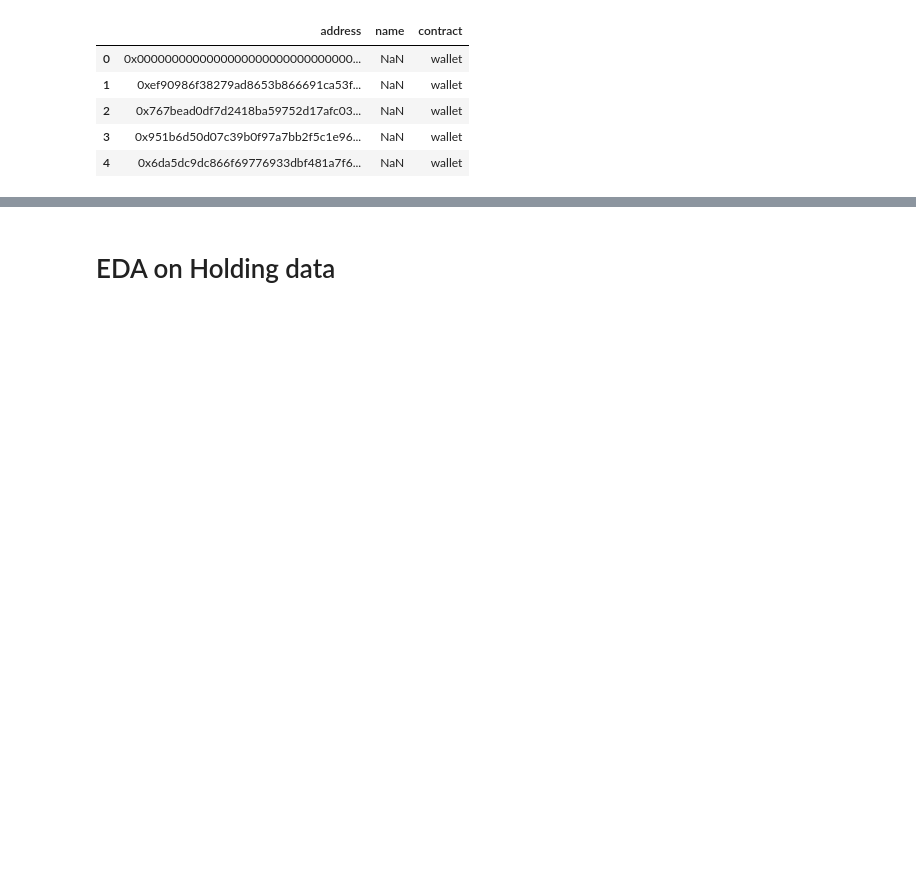
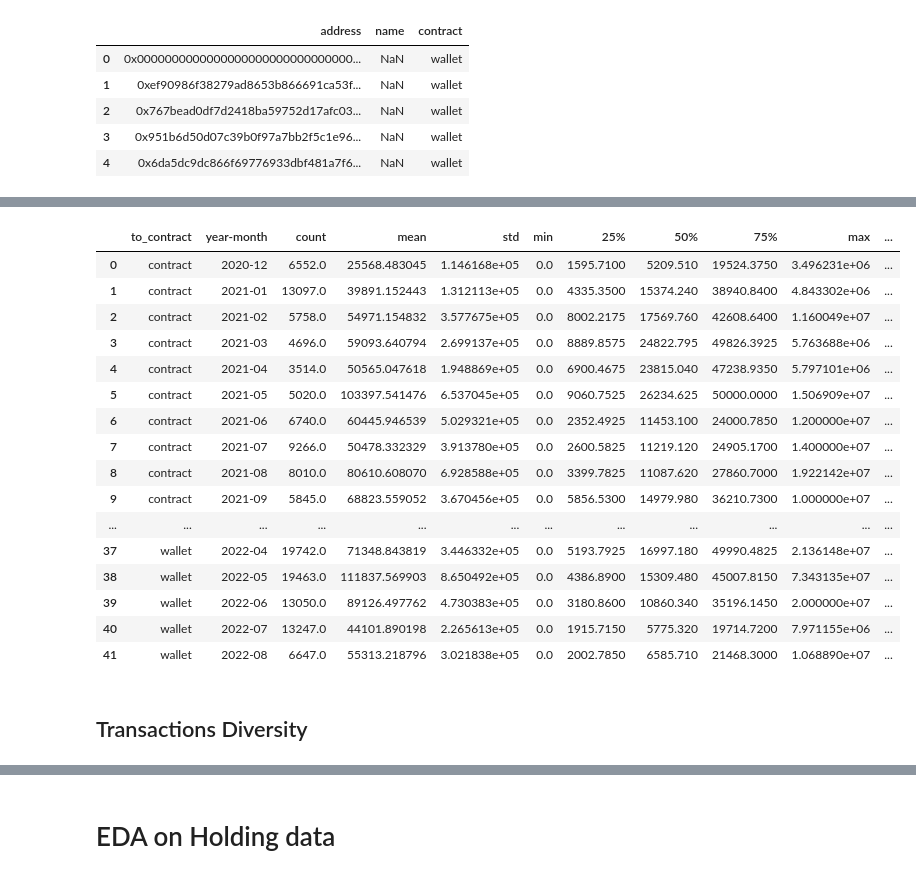
Before and after one commit to rijulizer/FRAX-Finance-Analysis, a Jupyter notebook: data_analysis/frax_hist_holding_transactoions.ipynb, the cells around one changed output, grey strips where cells are left out. Drawn from its saved outputs; the diff is of its cells as text; code cells hidden in the pictures; blank space fills up the shorter version.

```diff
--- a/data_analysis/frax_hist_holding_transactoions.ipynb
+++ b/data_analysis/frax_hist_holding_transactoions.ipynb
@@ -78,0 +267,25 @@ pdf_address_name.head()
+# %%
+# either to or from or both are contracts
+pdf_txn_to_contract_monthly_stats = pdf_transactions_wallet.groupby(['to_contract','year-month'])['value_usd'].describe().reset_index()
+# calcualte volume = sum of amnt of transactions
+pdf_txn_to_contract_monthly_volume = pdf_transactions_wallet.groupby(['to_contract','year-month'],as_index=False)['value_usd'].agg({'volume':"sum"})
+pdf_txn_to_contract_monthly_stats = pdf_txn_to_contract_monthly_stats.merge(pdf_txn_to_contract_monthly_volume, on=['to_contract','year-month'], how='inner')
+pdf_txn_to_contract_monthly_stats
+# %% [output]
+|  | to_contract | year-month | count | mean | std | min | 25% | 50% | 75% | max | ... |
+| 0 | contract | 2020-12 | 6552.0 | 25568.483045 | 1.146168e+05 | 0.0 | 1595.7100 | 5209.510 | 19524.3750 | 3.496231e+06 | ... |
+| 1 | contract | 2021-01 | 13097.0 | 39891.152443 | 1.312113e+05 | 0.0 | 4335.3500 | 15374.240 | 38940.8400 | 4.843302e+06 | ... |
+| 2 | contract | 2021-02 | 5758.0 | 54971.154832 | 3.577675e+05 | 0.0 | 8002.2175 | 17569.760 | 42608.6400 | 1.160049e+07 | ... |
+| 3 | contract | 2021-03 | 4696.0 | 59093.640794 | 2.699137e+05 | 0.0 | 8889.8575 | 24822.795 | 49826.3925 | 5.763688e+06 | ... |
+| 4 | contract | 2021-04 | 3514.0 | 50565.047618 | 1.948869e+05 | 0.0 | 6900.4675 | 23815.040 | 47238.9350 | 5.797101e+06 | ... |
+| 5 | contract | 2021-05 | 5020.0 | 103397.541476 | 6.537045e+05 | 0.0 | 9060.7525 | 26234.625 | 50000.0000 | 1.506909e+07 | ... |
+| 6 | contract | 2021-06 | 6740.0 | 60445.946539 | 5.029321e+05 | 0.0 | 2352.4925 | 11453.100 | 24000.7850 | 1.200000e+07 | ... |
+| 7 | contract | 2021-07 | 9266.0 | 50478.332329 | 3.913780e+05 | 0.0 | 2600.5825 | 11219.120 | 24905.1700 | 1.400000e+07 | ... |
+| 8 | contract | 2021-08 | 8010.0 | 80610.608070 | 6.928588e+05 | 0.0 | 3399.7825 | 11087.620 | 27860.7000 | 1.922142e+07 | ... |
+| 9 | contract | 2021-09 | 5845.0 | 68823.559052 | 3.670456e+05 | 0.0 | 5856.5300 | 14979.980 | 36210.7300 | 1.000000e+07 | ... |
+| ... | ... | ... | ... | ... | ... | ... | ... | ... | ... | ... | ... |
+| 37 | wallet | 2022-04 | 19742.0 | 71348.843819 | 3.446332e+05 | 0.0 | 5193.7925 | 16997.180 | 49990.4825 | 2.136148e+07 | ... |
+| 38 | wallet | 2022-05 | 19463.0 | 111837.569903 | 8.650492e+05 | 0.0 | 4386.8900 | 15309.480 | 45007.8150 | 7.343135e+07 | ... |
+| 39 | wallet | 2022-06 | 13050.0 | 89126.497762 | 4.730383e+05 | 0.0 | 3180.8600 | 10860.340 | 35196.1450 | 2.000000e+07 | ... |
+| 40 | wallet | 2022-07 | 13247.0 | 44101.890198 | 2.265613e+05 | 0.0 | 1915.7150 | 5775.320 | 19714.7200 | 7.971155e+06 | ... |
+| 41 | wallet | 2022-08 | 6647.0 | 55313.218796 | 3.021838e+05 | 0.0 | 2002.7850 | 6585.710 | 21468.3000 | 1.068890e+07 | ... |
@@ -78,0 +310,2 @@ pdf_address_name.head()
+# %% [markdown]
+## Transactions Diversity
```
Also changed, not shown: parts of 59 cells of this notebook, 1 other file.
